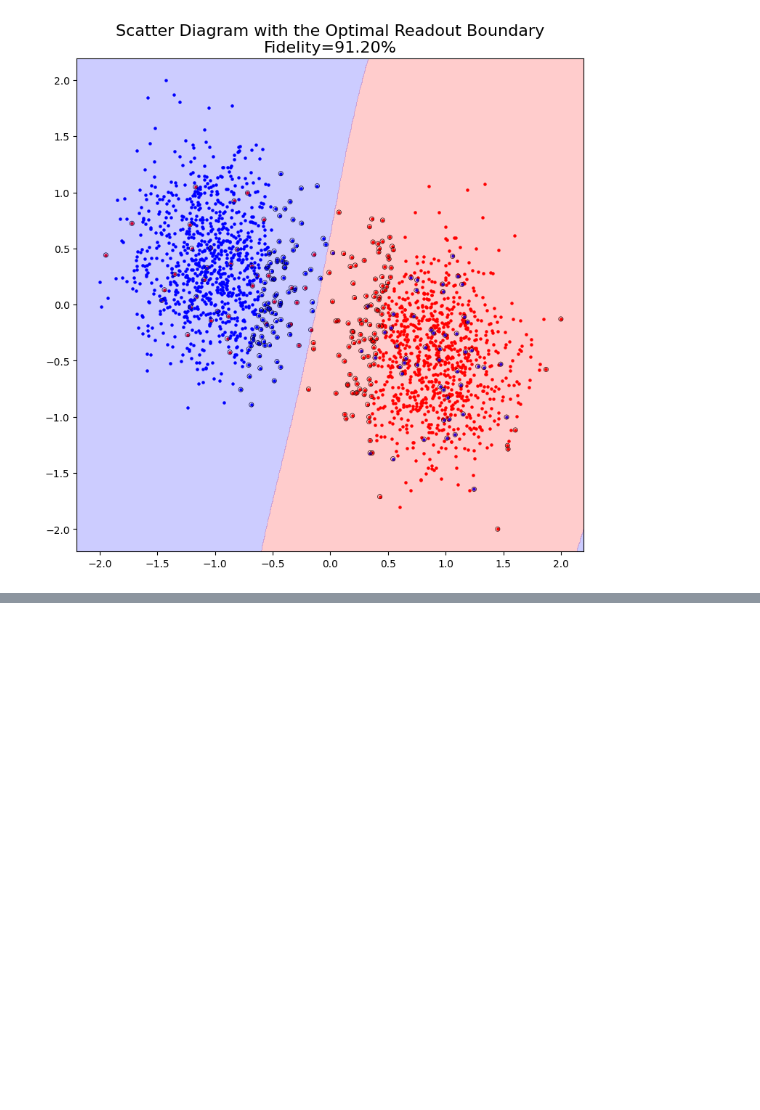
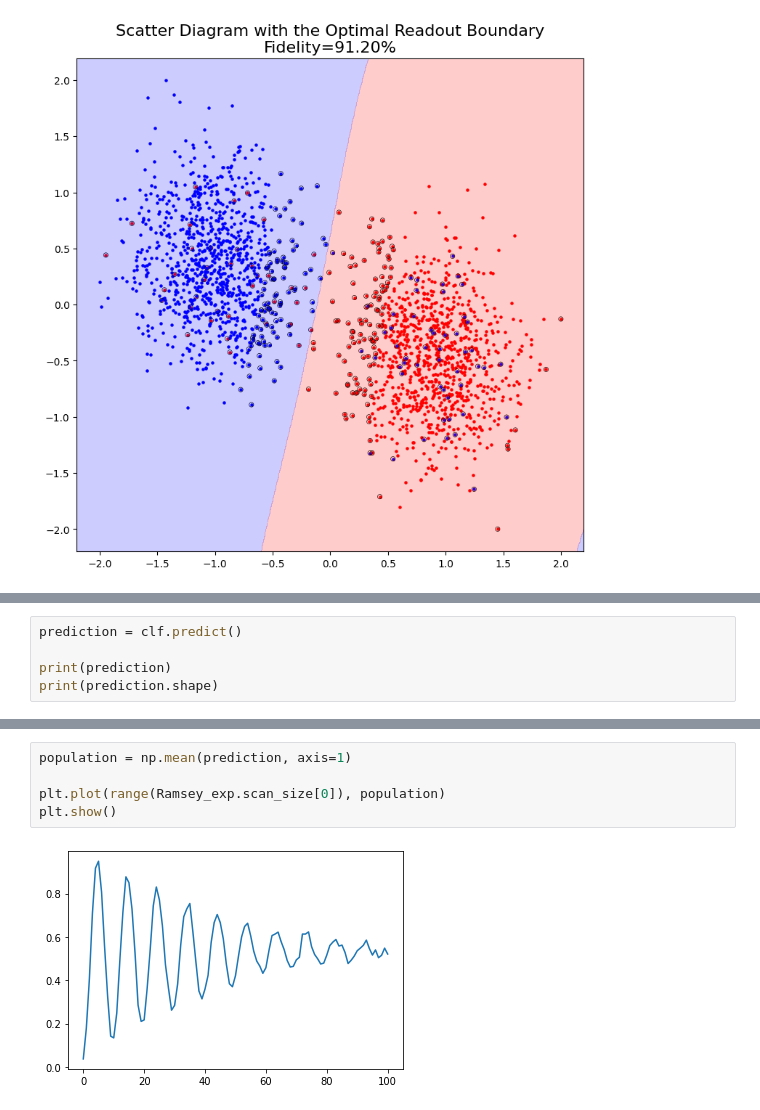
Before and after one commit to ty-zhao/IQ-calibration, a Jupyter notebook: presentation.ipynb, the cells around one changed output, grey strips where cells are left out. Saved outputs shown, nothing was run; the diff lists cells and outputs as text; blank space fills up the shorter version.

```diff
--- a/presentation.ipynb
+++ b/presentation.ipynb
@@ -81,0 +90,5 @@ array([[0, 0, 0, ..., 0, 0, 0],
+# %%
+prediction = clf.predict()
+
+print(prediction)
+print(prediction.shape)
@@ -81,0 +104,7 @@ array([[0, 0, 0, ..., 0, 0, 0],
+# %%
+population = np.mean(prediction, axis=1)
+
+plt.plot(range(Ramsey_exp.scan_size[0]), population)
+plt.show()
+# %% [output]
+[figure, added]
```
Also changed, not shown: parts of 12 cells of this notebook, 3 other files.
